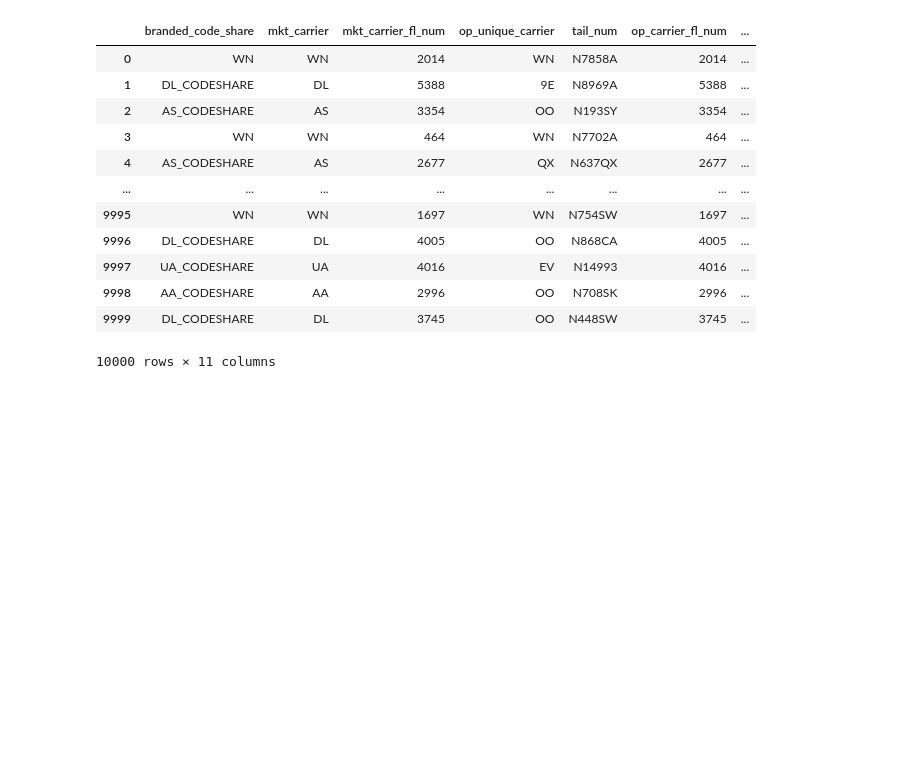
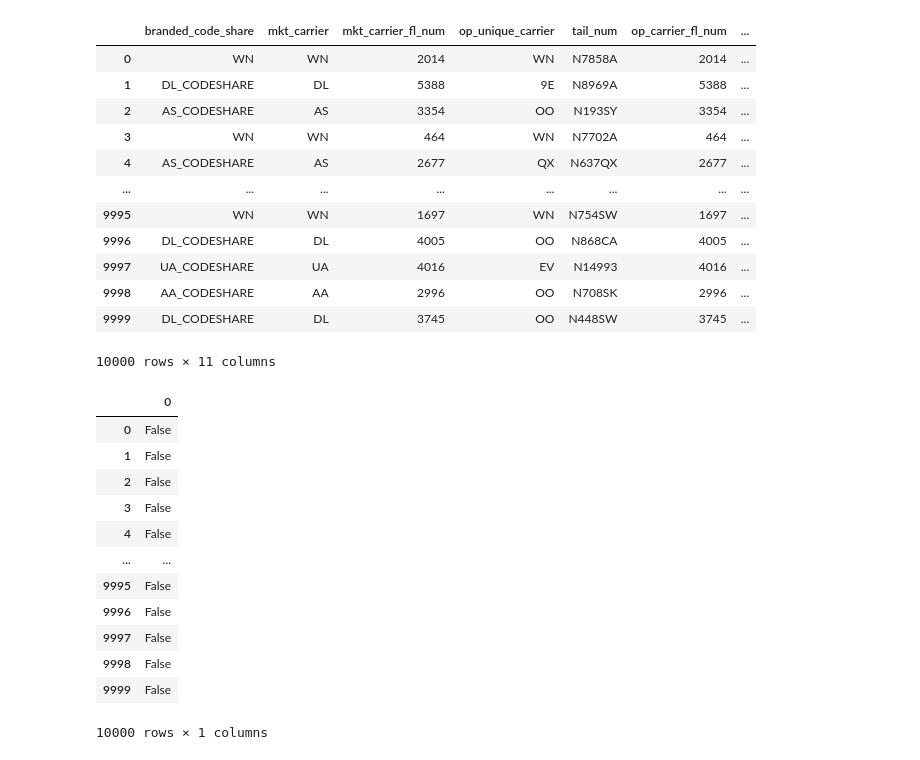
Before and after one commit to TYan18/Predicting-flight-delays, a Jupyter notebook: Data Prep Files/DataPrep.ipynb, the cells around one changed output. Drawn from its saved outputs; the diff is of its cells as text; code cells hidden in the pictures; blank space fills up the shorter version.

```diff
--- a/Data Prep Files/DataPrep.ipynb
+++ b/Data Prep Files/DataPrep.ipynb
@@ -457,3 +467,19 @@ dfObjects
 | 9998 | AA_CODESHARE | AA | 2996 | OO | N708SK | 2996 | ... |
 | 9999 | DL_CODESHARE | DL | 3745 | OO | N448SW | 3745 | ... |
 10000 rows × 11 columns
+# %%
+pd.DataFrame(y).isnull()
+# %% [output]
+|  | 0 |
+| 0 | False |
+| 1 | False |
+| 2 | False |
+| 3 | False |
+| 4 | False |
+| ... | ... |
+| 9995 | False |
+| 9996 | False |
+| 9997 | False |
+| 9998 | False |
+| 9999 | False |
+10000 rows × 1 columns
```
Also changed, not shown: parts of 6 cells of this notebook, 2 other files.
